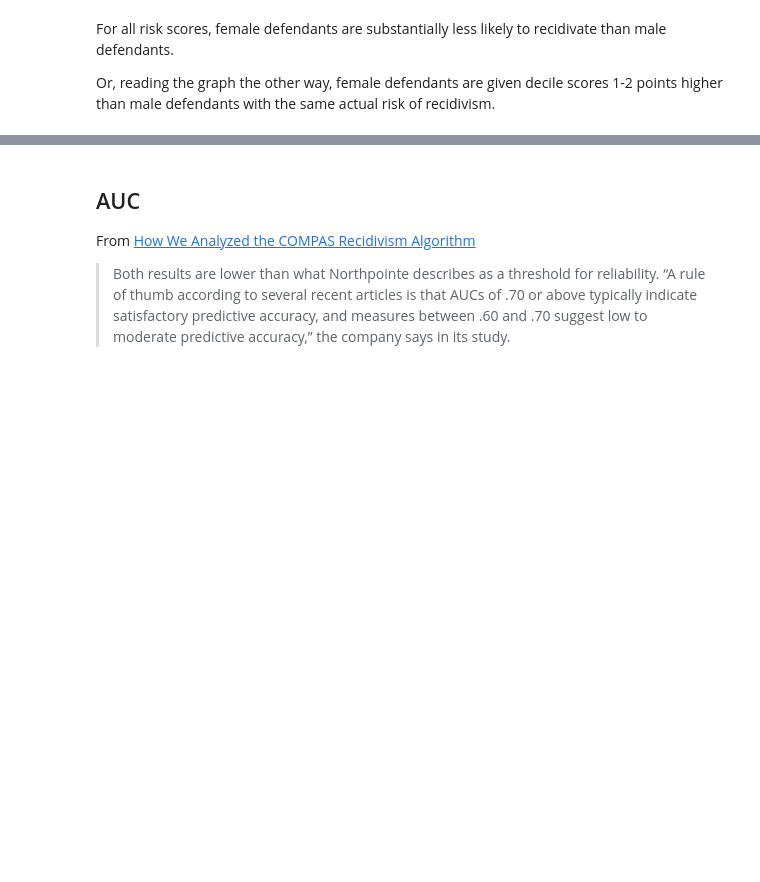
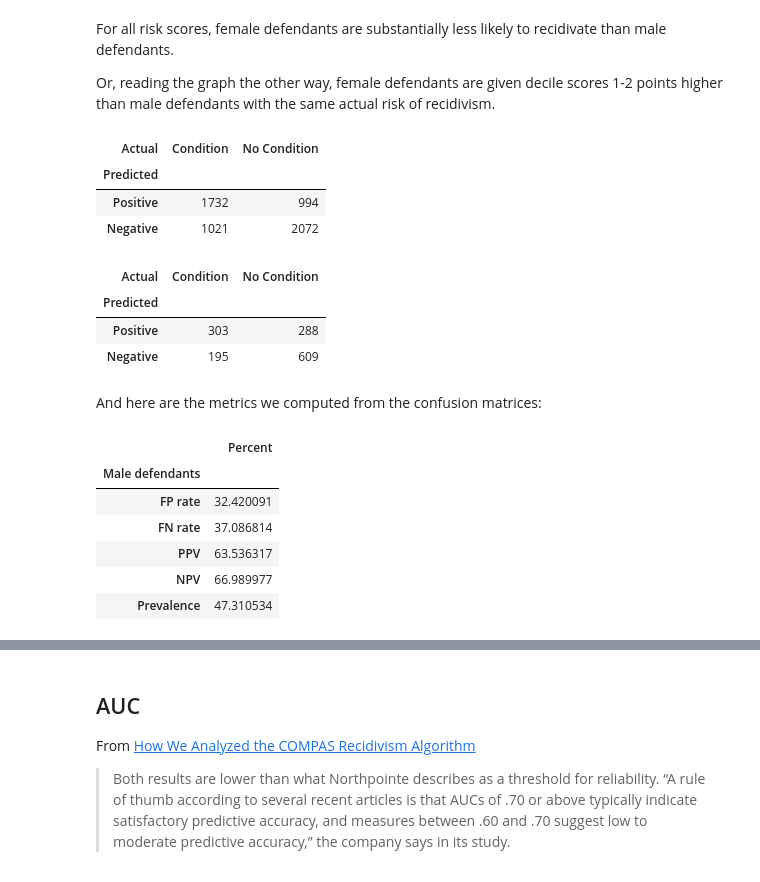
Before and after one commit to AllenDowney/ElementsOfDataScience, a Jupyter notebook: calibration.ipynb, the cells around one changed output, grey strips where cells are left out. Saved outputs shown, nothing was run; the diff lists cells and outputs as text; code cells hidden in the pictures; blank space fills up the shorter version.

```diff
--- a/calibration.ipynb
+++ b/calibration.ipynb
@@ -714,3 +675,0 @@ In this section I read the detailed dataset available from [this repository](htt
-# %%
-cp = pd.read_csv("compas-scores-two-years.csv")
-cp.head()
@@ -1668,3 +743,33 @@ plt.legend();
 For all risk scores, female defendants are substantially less likely to recidivate than male defendants.
 
 Or, reading the graph the other way, female defendants are given decile scores 1-2 points higher than male defendants with the same actual risk of recidivism.
+# %%
+matrix_male = make_matrix(cp, male)
+matrix_male
+# %% [output]
+| Actual | Condition | No Condition |
+| Predicted |  |  |
+| Positive | 1732 | 994 |
+| Negative | 1021 | 2072 |
+# %%
+matrix_female = make_matrix(cp, female)
+matrix_female
+# %% [output]
+| Actual | Condition | No Condition |
+| Predicted |  |  |
+| Positive | 303 | 288 |
+| Negative | 195 | 609 |
+# %% [markdown]
+And here are the metrics we computed from the confusion matrices:
+# %%
+metrics_male = compute_metrics(matrix_male,
+                                'Male defendants')
+metrics_male
+# %% [output]
+|  | Percent |
+| Male defendants |  |
+| FP rate | 32.420091 |
+| FN rate | 37.086814 |
+| PPV | 63.536317 |
+| NPV | 66.989977 |
+| Prevalence | 47.310534 |
```
Also changed, not shown: parts of 202 cells of this notebook.
